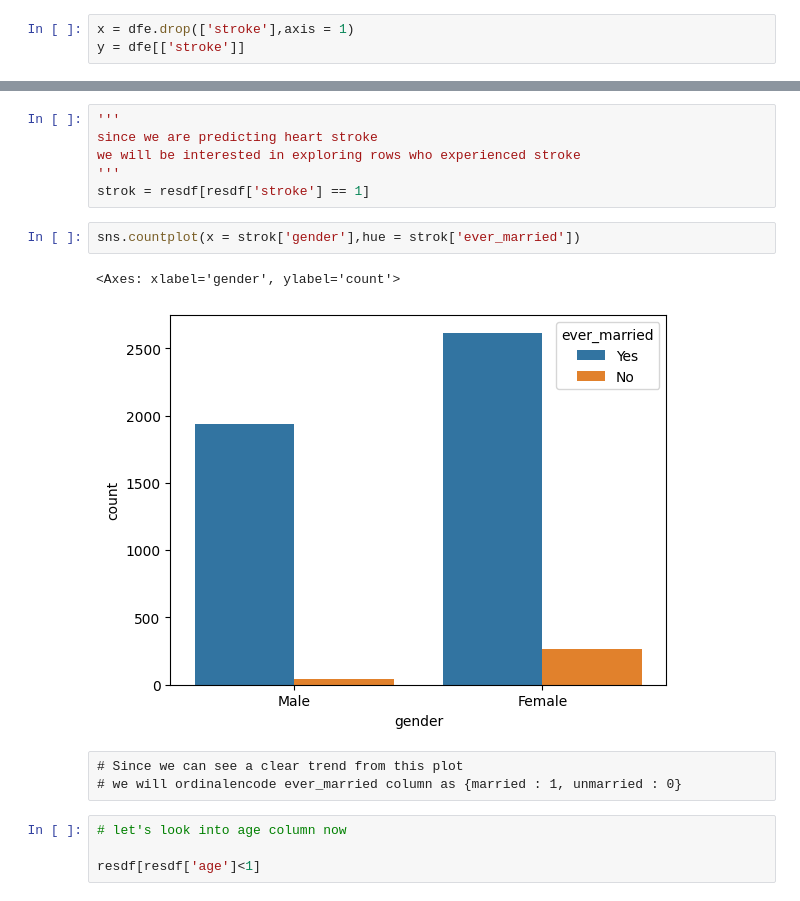
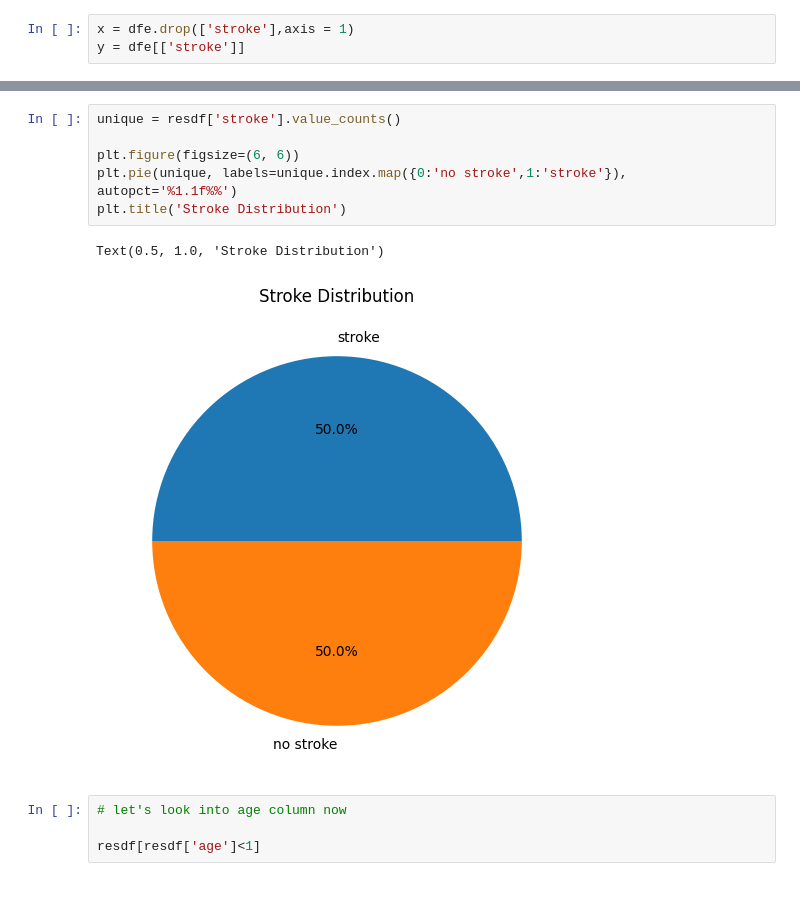
Before and after one commit to rimshidali/stroke, a Jupyter notebook: stroke_rough.ipynb, the cells around one changed output, grey strips where cells are left out. Drawn from its saved outputs; the diff is of its cells as text.

```diff
--- a/stroke_rough.ipynb
+++ b/stroke_rough.ipynb
@@ -93,19 +101,14 @@ resdf
 | 9719 | Male | 79.0 | 0 | 1 | Yes | Private | Rural | ... |
 9720 rows × 11 columns
-# %%
-'''
-since we are predicting heart stroke
-we will be interested in exploring rows who experienced stroke
-'''
-strok = resdf[resdf['stroke'] == 1]
-# %%
-sns.countplot(x = strok['gender'],hue = strok['ever_married'])
-# %% [output]
-<Axes: xlabel='gender', ylabel='count'>
-[figure]
-# %% [raw]
-# Since we can see a clear trend from this plot
-# we will ordinalencode ever_married column as {married : 1, unmarried : 0}
+# %%
+unique = resdf['stroke'].value_counts()
+
+plt.figure(figsize=(6, 6))
+plt.pie(unique, labels=unique.index.map({0:'no stroke',1:'stroke'}), autopct='%1.1f%%')
+plt.title('Stroke Distribution')
+# %% [output]
+Text(0.5, 1.0, 'Stroke Distribution')
+[figure, added]
 # %%
 # let's look into age column now
 
```
Also changed, not shown: parts of 33 cells of this notebook.
